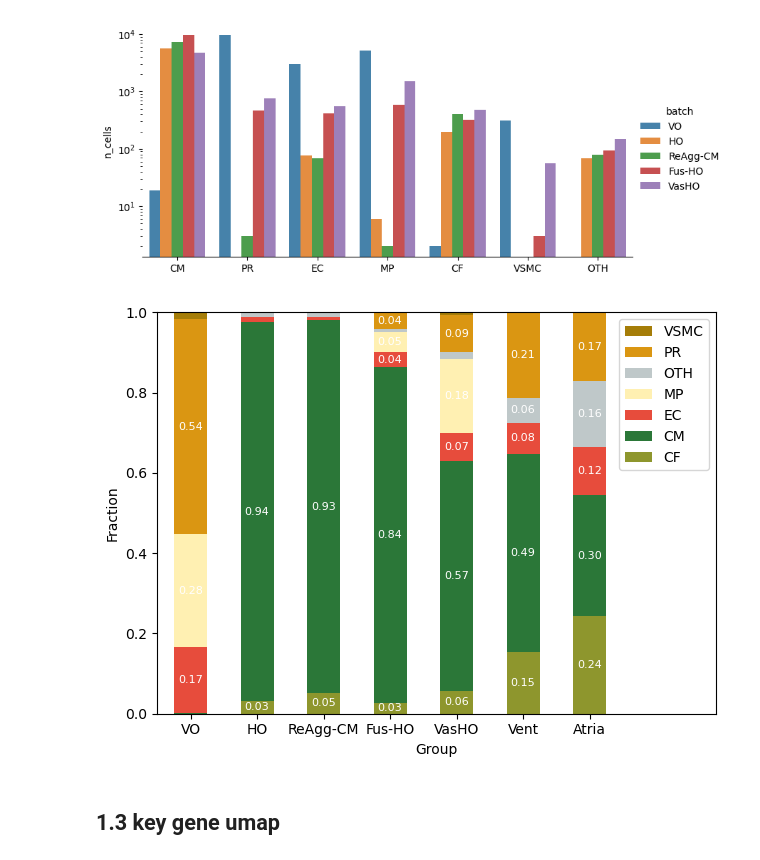
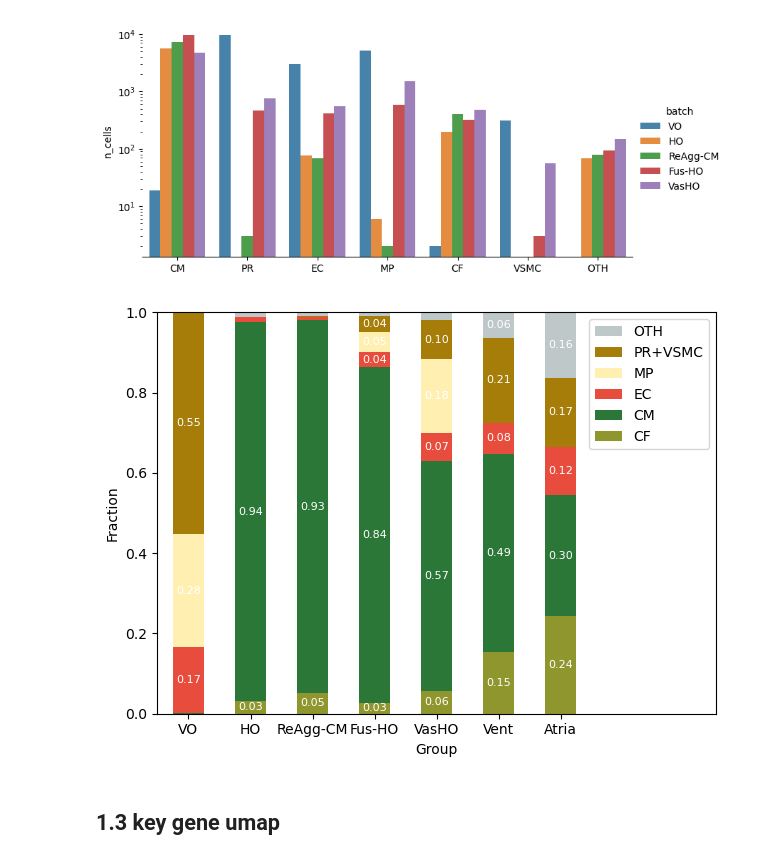
Before and after one commit to yachielab/DataAnalysis_Vascularized_Cardiac_Organoids, a Jupyter notebook: ipynb/CCO12.ipynb, the cells around one changed output. Saved outputs shown, nothing was run; the diff lists cells and outputs as text; code cells hidden in the pictures.

```diff
--- a/ipynb/CCO12.ipynb
+++ b/ipynb/CCO12.ipynb
@@ -48,6 +48,7 @@ colormap = {
     "CF": (142/255, 150/255, 45/255),
     "VSMC": (165/255, 125/255, 8/255),
     "OTH": (191/255, 200/255, 201/255),
+    "PR+VSMC": (165/255, 125/255, 8/255),
 }
 
 colormap_subclusters = {
@@ -422,36 +423,39 @@ df.loc["OTH", "Atria"] = 16.3
 df = np.divide(df, df.sum())
 df = df.T
 
+df["PR+VSMC"] = df["PR"] + df["VSMC"]
+df = df[["CF", "CM", "EC", "MP", "PR+VSMC", "OTH"]]
+
 ax = df.plot(kind='bar', stacked=True, color=[colormap[col] for col in df.columns])
 plt.xlabel('Group')
 plt.ylabel('Fraction')
 plt.ylim((0, 1))
-plt.xlim((-0.5, 7.9))
+plt.xlim((-0.5, 8.5))
 plt.xticks(rotation=0)
 # plt.title(f"{ct} cluster distribution")
 
 # Reverse legend to match stack order
 handles, labels = ax.get_legend_handles_labels()
 ax.legend(handles[::-1], labels[::-1])
 
 # Add fraction labels
 for bar in ax.containers:
     for rect in bar:
         height = rect.get_height()
         if height > 0.02:
             ax.text(
                 rect.get_x() + rect.get_width() / 2,
                 rect.get_y() + height / 2,
                 f'{height:.2f}',
                 ha='center', va='center', fontsize=8, color='white'
             )
 
 plt.tight_layout()
 plt.savefig(f'{WORK_DIR}/distribution/cell_type.full.png', bbox_inches="tight")
 plt.savefig(f'{WORK_DIR}/distribution/cell_type.full.svg', bbox_inches="tight")
 plt.show()
 # %% [output]
-[figure, old version]
+[figure, new version]
 # %% [markdown]
 ## 1.3 key gene umap
 # %%
```
Also changed, not shown: 2 other files.
